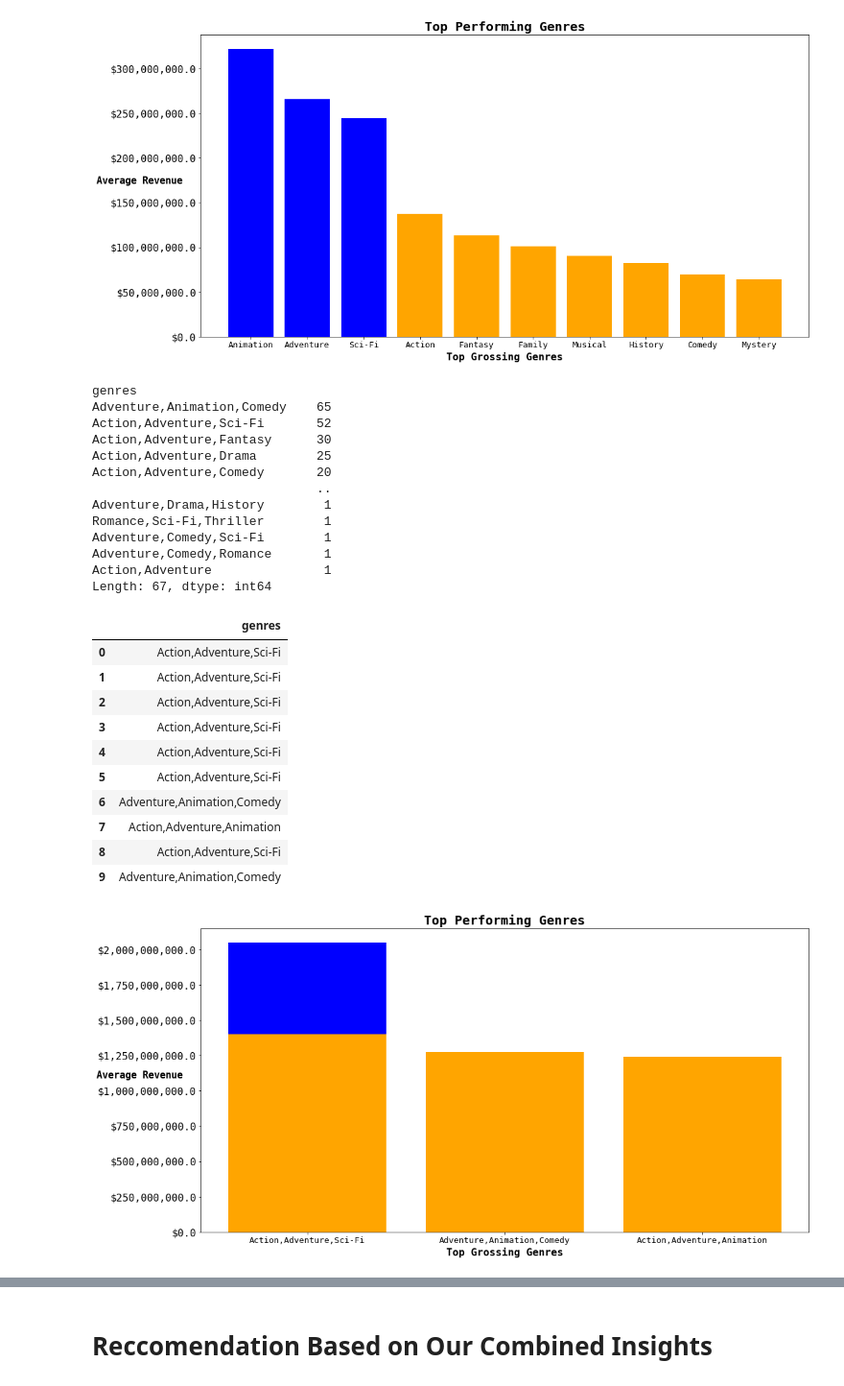
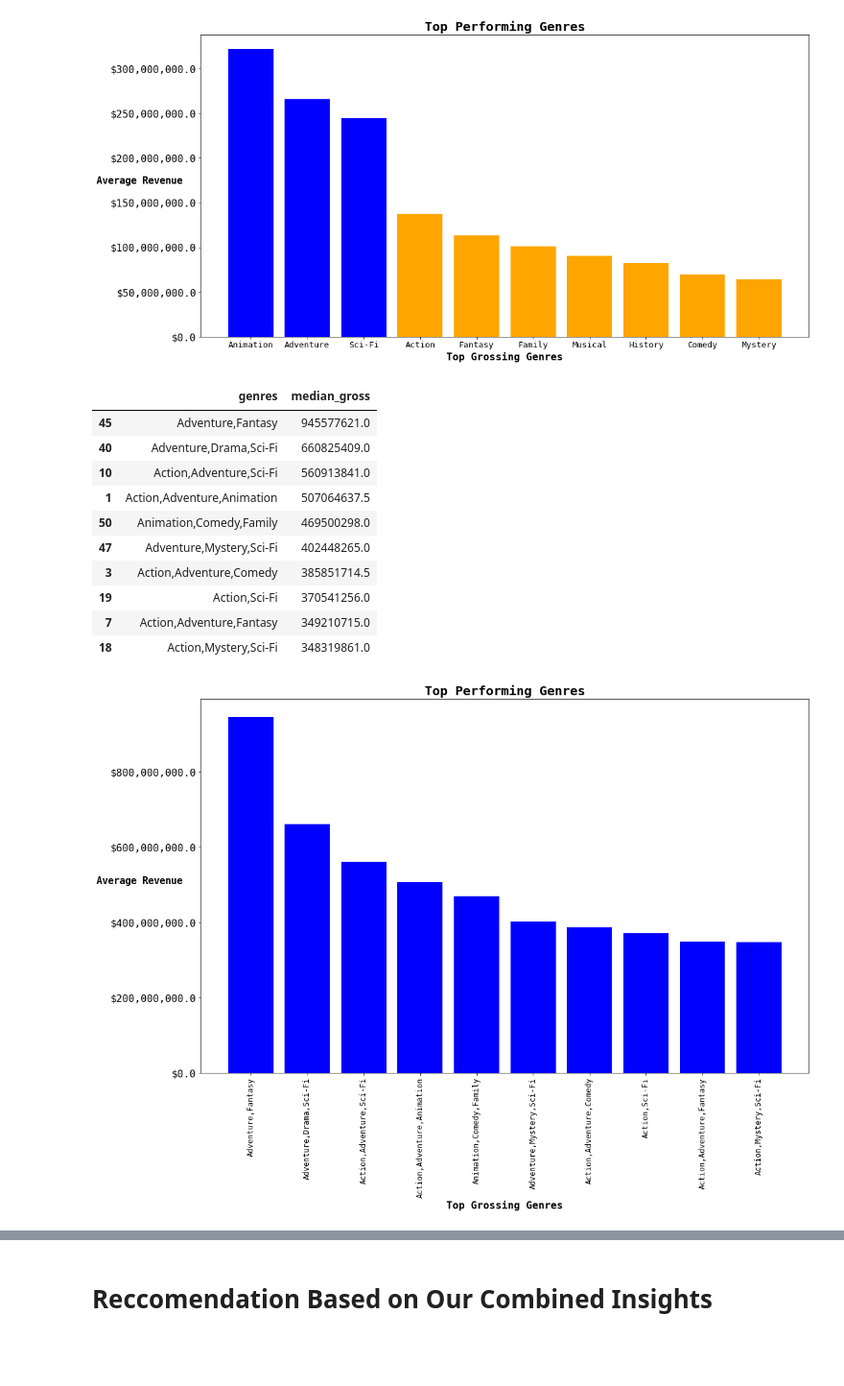
Before and after one commit to ImMaxRoss/Movie_Project, a Jupyter notebook: Max_Code.ipynb, the cells around one changed output, grey strips where cells are left out. Shown at 96% size. Drawn from its saved outputs; the diff is of its cells as text; code cells hidden in the pictures; blank space fills up the shorter version.

```diff
--- a/Max_Code.ipynb
+++ b/Max_Code.ipynb
@@ -200,60 +206,49 @@ FROM genres
 WHERE genres LIKE '%Animation%' OR genres LIKE '%Adventure%' OR genres LIKE '%Sci-FI%'
 ORDER BY worldwide_gross desc
 ''', conn)
-top_genres.loc[:,['genres']].value_counts()
-# %% [output]
-genres
-Adventure,Animation,Comedy    65
-Action,Adventure,Sci-Fi       52
-Action,Adventure,Fantasy      30
-Action,Adventure,Drama        25
-Action,Adventure,Comedy       20
-                              ..
-Adventure,Drama,History        1
-Romance,Sci-Fi,Thriller        1
-Adventure,Comedy,Sci-Fi        1
-Adventure,Comedy,Romance       1
-Action,Adventure               1
-Length: 67, dtype: int64
+# %%
+top_10_full_genres = top_genres.groupby('genres')['worldwide_gross'].median().reset_index()
+top_10_full_genres.columns = ['genres', 'median_gross']
+top_10_full_genres.sort_values(by='median_gross', ascending=False, inplace=True)
 # %%
-top_genres.loc[:,['genres']].head(10)
+top_10_full_genres.head(10)
 # %% [output]
-|  | genres |
-| 0 | Action,Adventure,Sci-Fi |
-| 1 | Action,Adventure,Sci-Fi |
-| 2 | Action,Adventure,Sci-Fi |
-| 3 | Action,Adventure,Sci-Fi |
-| 4 | Action,Adventure,Sci-Fi |
-| 5 | Action,Adventure,Sci-Fi |
-| 6 | Adventure,Animation,Comedy |
-| 7 | Action,Adventure,Animation |
-| 8 | Action,Adventure,Sci-Fi |
-| 9 | Adventure,Animation,Comedy |
+|  | genres | median_gross |
+| 45 | Adventure,Fantasy | 945577621.0 |
+| 40 | Adventure,Drama,Sci-Fi | 660825409.0 |
+| 10 | Action,Adventure,Sci-Fi | 560913841.0 |
+| 1 | Action,Adventure,Animation | 507064637.5 |
+| 50 | Animation,Comedy,Family | 469500298.0 |
+| 47 | Adventure,Mystery,Sci-Fi | 402448265.0 |
+| 3 | Action,Adventure,Comedy | 385851714.5 |
+| 19 | Action,Sci-Fi | 370541256.0 |
+| 7 | Action,Adventure,Fantasy | 349210715.0 |
+| 18 | Action,Mystery,Sci-Fi | 348319861.0 |
 # %%
 plt.rcParams['font.family'] = 'monospace'
 
-x = top_genres['genres'].head(10)
-height= top_genres['worldwide_gross'].head(10)
-fig, ax = plt.subplots(figsize=(16,8))
+x = top_10_full_genres['genres'].head(10)
+height= top_10_full_genres['median_gross'].head(10)
+fig, ax = plt.subplots(figsize=(16,12))
 
 
-color=['blue', 'blue', 'blue', 'orange', 'orange', 'orange', 'orange', 'orange', 'orange', 'orange']
-ax.bar(x=x, height=height, color=color)
+
+ax.bar(x=x, height=height, color='blue')
 
 
 plt.title("Top Performing Genres", fontsize=20, loc='center', weight='bold')
 ax.set_xlabel('Top Grossing Genres', fontsize=16, weight='bold')
 
 ax.set_ylabel('Average Revenue', fontsize=15, rotation=360, weight='bold', loc='center')
 ax.ticklabel_format(style='plain', axis='y')
 
 ax.tick_params(axis='y', which='major', labelsize=16)
-ax.tick_params(axis='x', labelsize=13)
+ax.tick_params(axis='x', labelsize=12, rotation = 90)
 
 ax.yaxis.set_label_coords(-0.1, 0.5)
 ax.yaxis.set_major_formatter(StrMethodFormatter('${x:,}'))
 
 plt.tight_layout(pad = 2.0)
 plt.savefig('top_genres.jpg', dpi=400)
 # %% [output]
-[figure, old version]
+[figure, new version]
```
Also changed, not shown: parts of 11 cells of this notebook, 4 other files.
